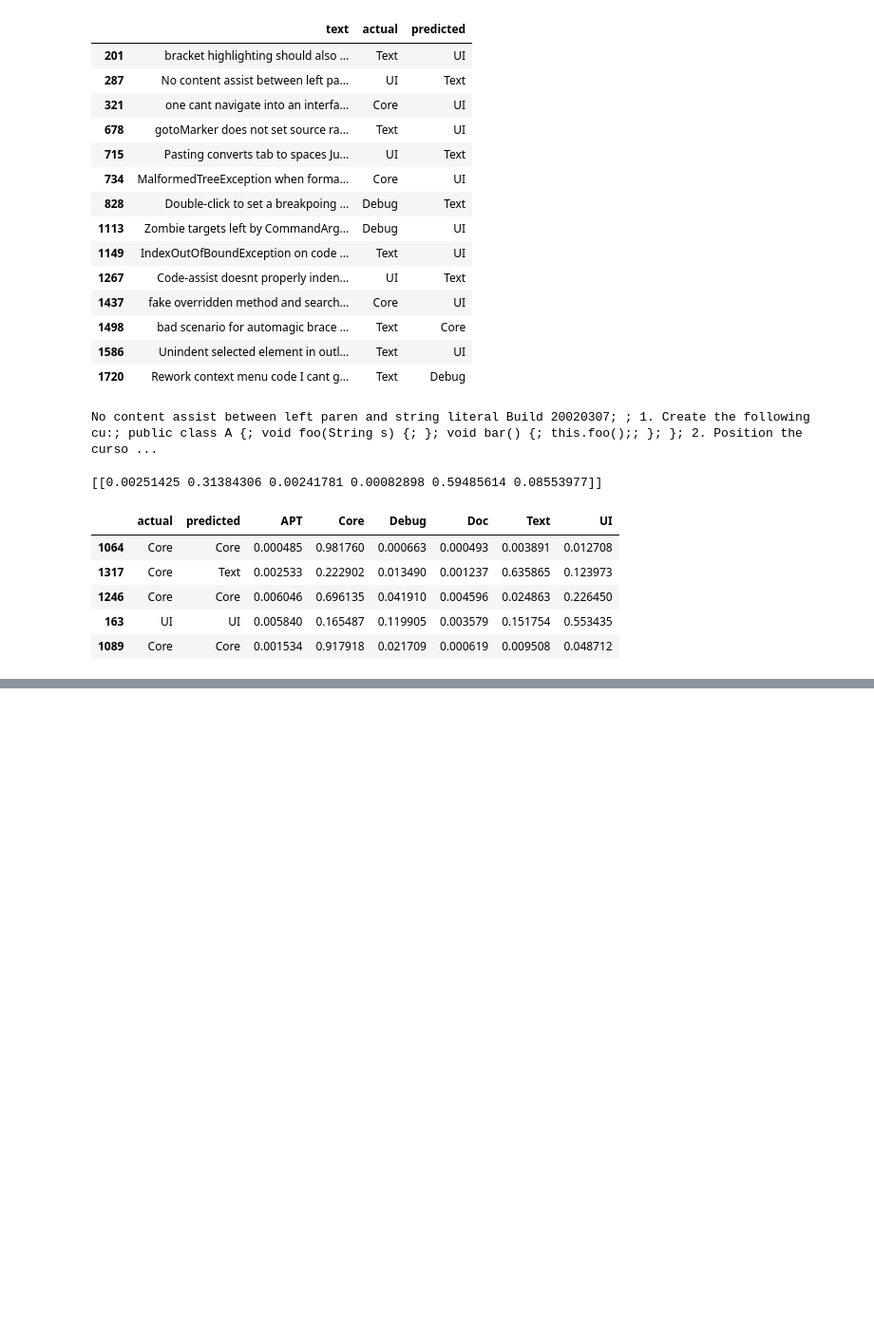
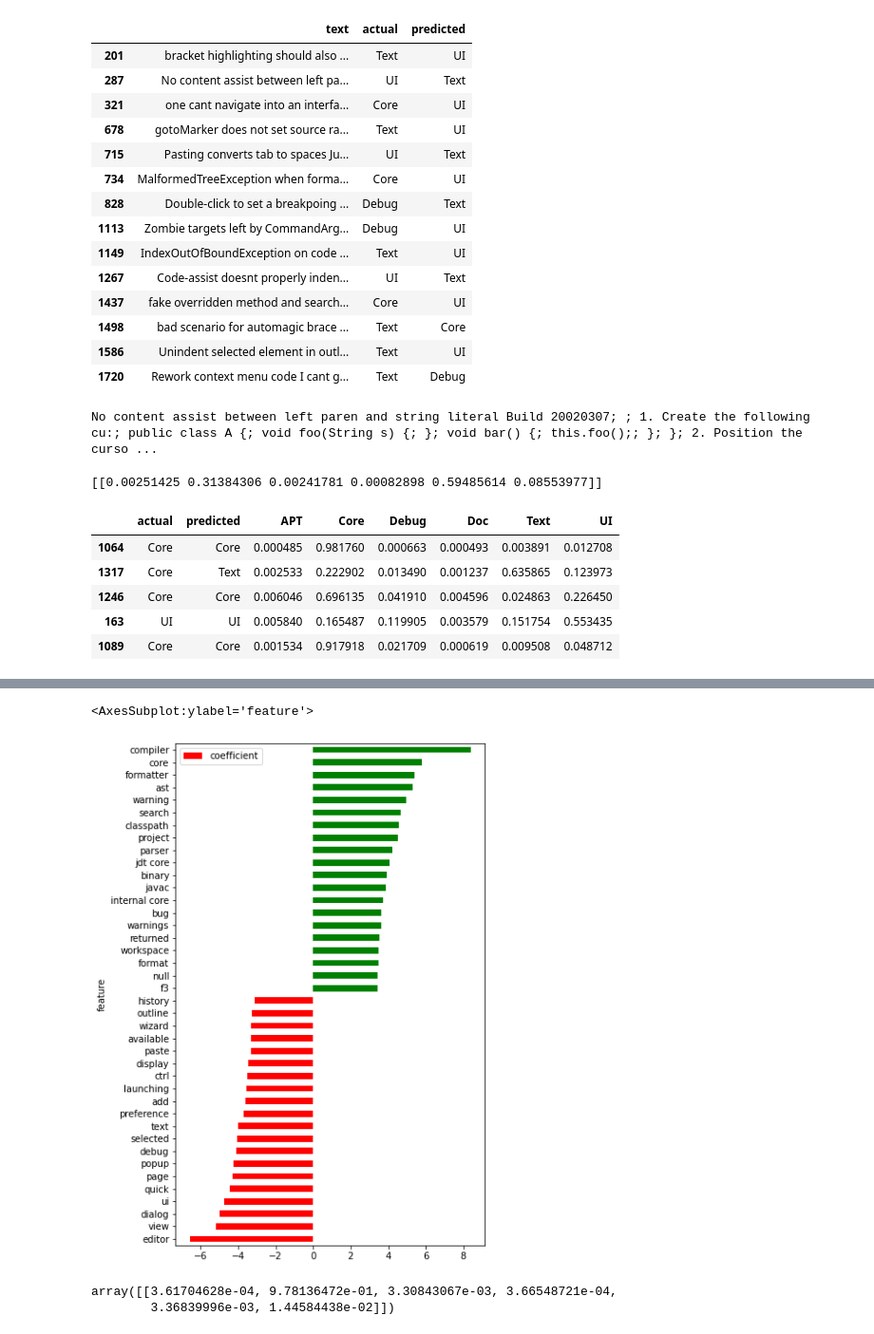
Before and after one commit to jiwpark00/NLP-Tasks, a Jupyter notebook: Explaining Text Classifier.ipynb, the cells around one changed output, grey strips where cells are left out. Shown at 95% size. Drawn from its saved outputs; the diff is of its cells as text; code cells hidden in the pictures; blank space fills up the shorter version.

```diff
--- a/Explaining Text Classifier.ipynb
+++ b/Explaining Text Classifier.ipynb
@@ -109,0 +192,12 @@ er[["actual", "predicted"] + class_names].sample(5, random_state=99)
+# %%
+top_words = 20
+top_positive_coef = vocabulary_positions[-top_words:].tolist()
+top_negative_coef = vocabulary_positions[:top_words].tolist()
+# %%
+core = pd.DataFrame([[vocabulary[c], coef[c]] for c in top_positive_coef + top_negative_coef],
+                   columns=["feature", "coefficient"]).sort_values("coefficient")
+# %%
+core.set_index("feature").plot.barh(figsize=(6,10), color=[['red']*top_words + ['green']*top_words])
+# %% [output]
+<AxesSubplot:ylabel='feature'>
+[figure, added]
@@ -109,0 +208,5 @@ er[["actual", "predicted"] + class_names].sample(5, random_state=99)
+# %%
+pipeline.predict_proba(["compiler not working"])
+# %% [output]
+array([[3.61704628e-04, 9.78136472e-01, 3.30843067e-03, 3.66548721e-04,
+        3.36839996e-03, 1.44584438e-02]])
```
Also changed, not shown: parts of 44 cells of this notebook.
